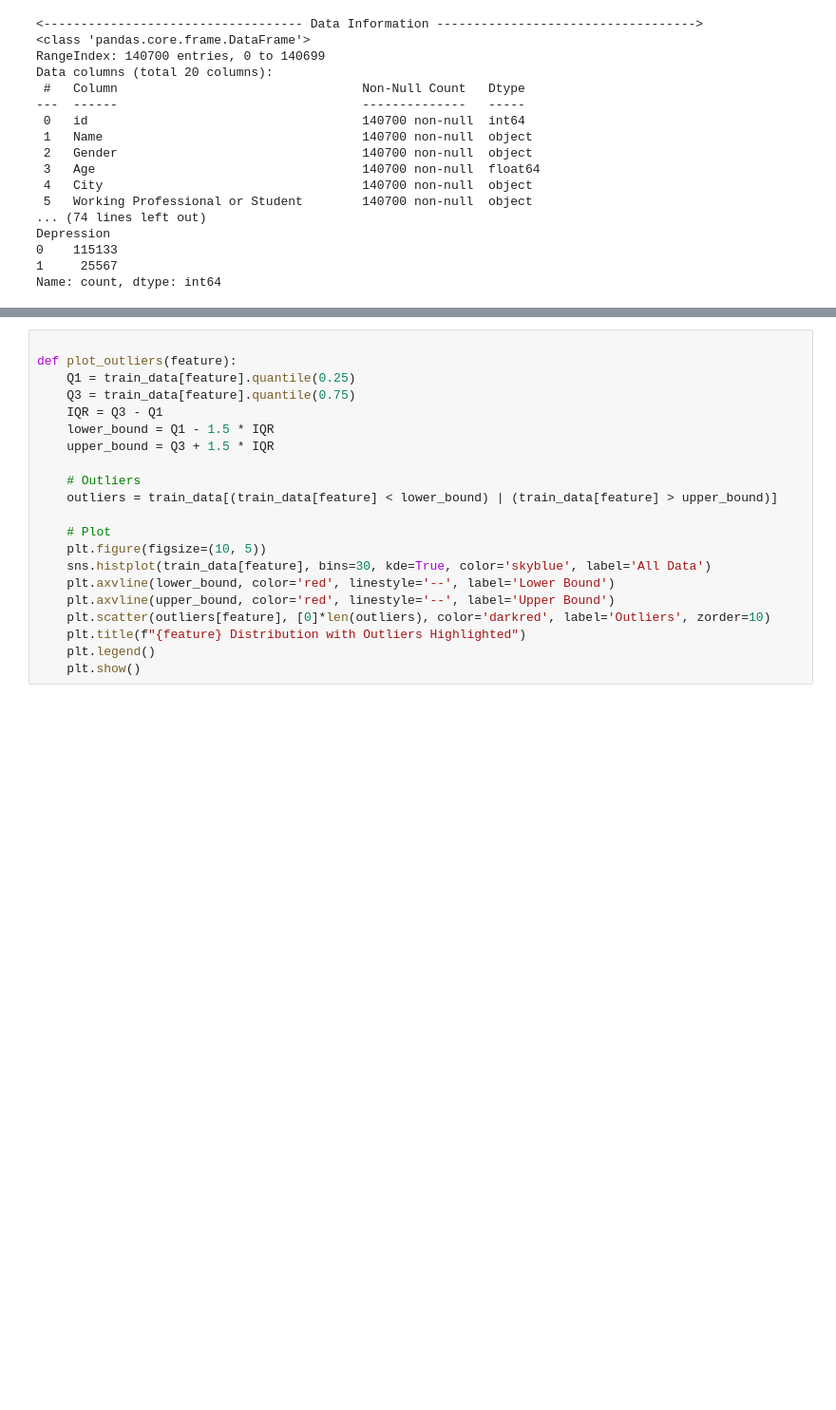
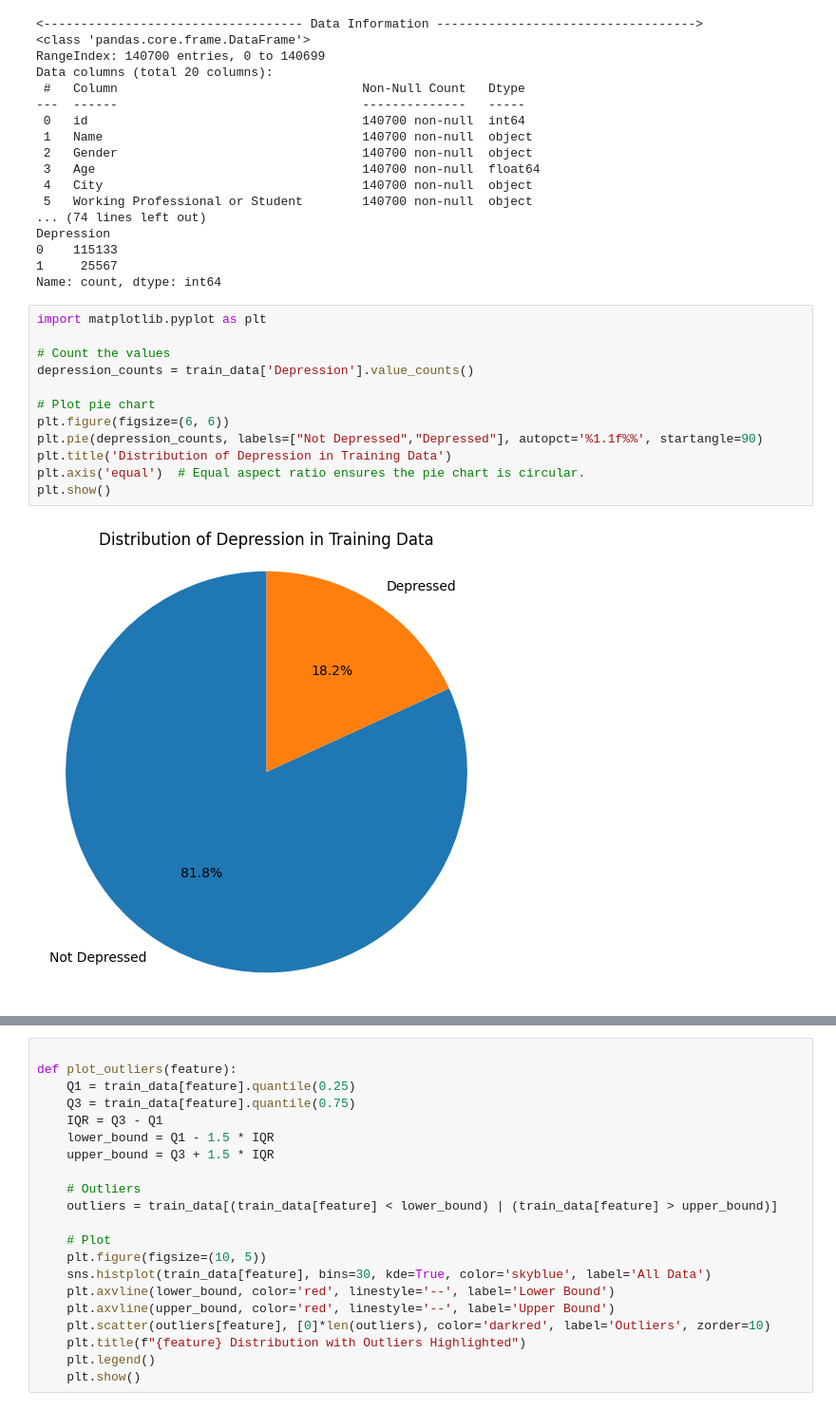
Before and after one commit to mennamohamed0207/Exploring-Mental-Health, a Jupyter notebook: data_analysis.ipynb, the cells around one changed output, grey strips where cells are left out. Shown at 95% size. Drawn from its saved outputs; the diff is of its cells as text; blank space fills up the shorter version.

```diff
--- a/data_analysis.ipynb
+++ b/data_analysis.ipynb
@@ -74,4 +74,18 @@ Depression
 0    115133
 1     25567
 Name: count, dtype: int64
+# %%
+import matplotlib.pyplot as plt
+
+# Count the values
+depression_counts = train_data['Depression'].value_counts()
+
+# Plot pie chart
+plt.figure(figsize=(6, 6))
+plt.pie(depression_counts, labels=["Not Depressed","Depressed"], autopct='%1.1f%%', startangle=90)
+plt.title('Distribution of Depression in Training Data')
+plt.axis('equal')  # Equal aspect ratio ensures the pie chart is circular.
+plt.show()
+# %% [output]
+[figure, added]
 # %%
```
Also changed, not shown: parts of 3 cells of this notebook, 1 other file.
